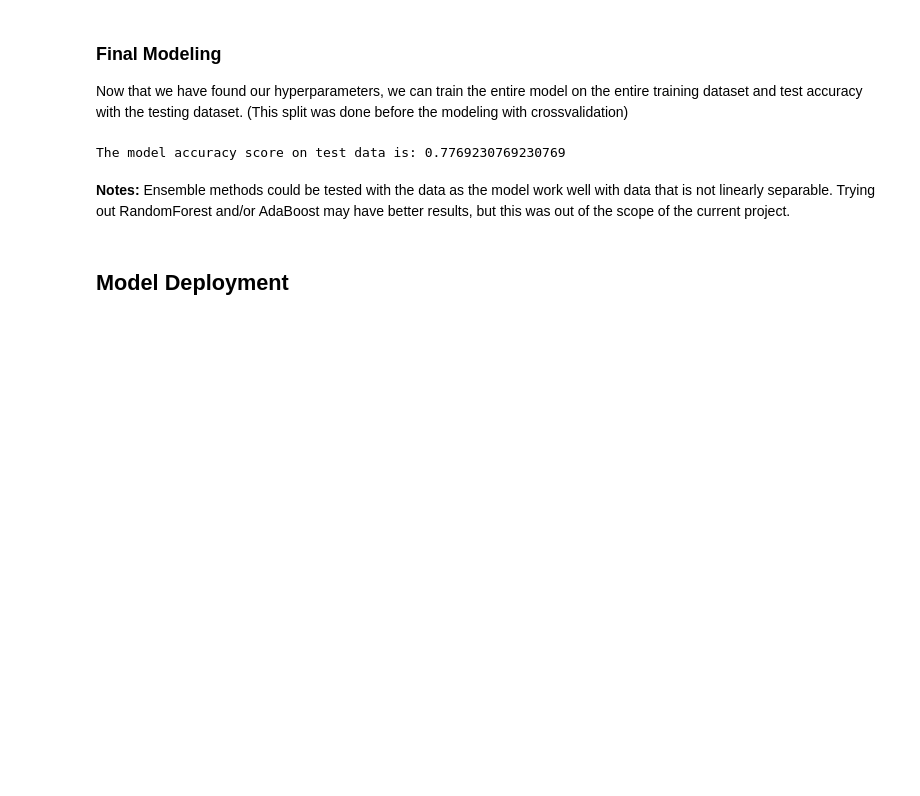
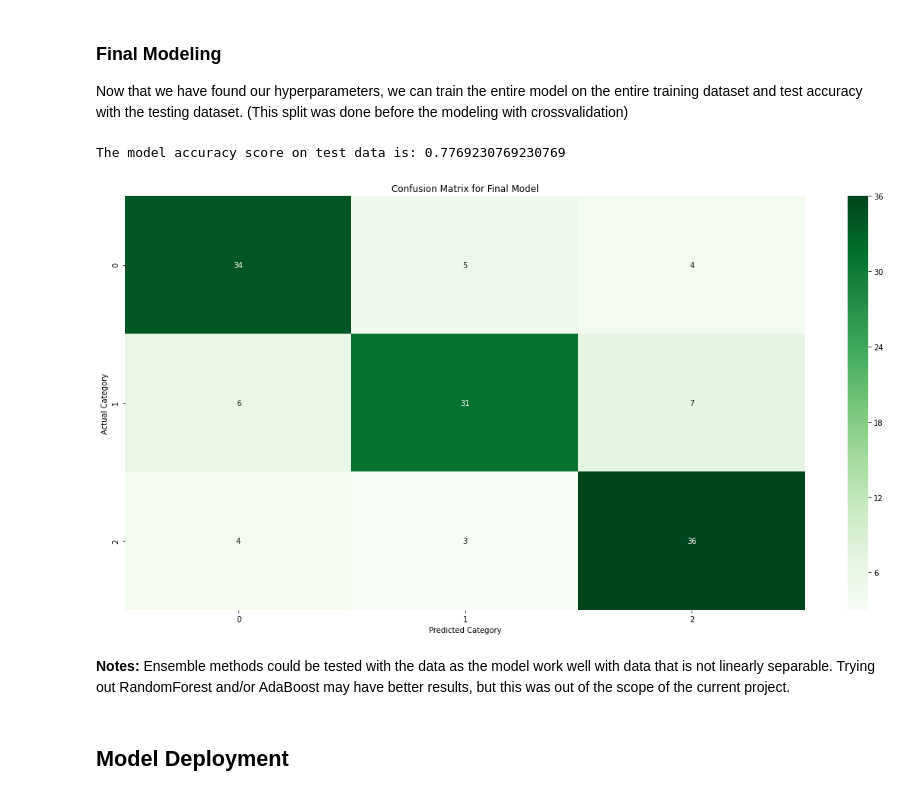
Before and after one commit to cyrilmichino/advanced-ml-project, a Jupyter notebook: notebook.ipynb, the cells around one changed output. Saved outputs shown, nothing was run; the diff lists cells and outputs as text; code cells hidden in the pictures; blank space fills up the shorter version.

```diff
--- a/notebook.ipynb
+++ b/notebook.ipynb
@@ -380,6 +380,19 @@ score = accuracy_score(y_test, y_pred)
 print(f'The model accuracy score on test data is: {score}')
 # %% [output]
 The model accuracy score on test data is: 0.7769230769230769
+# %%
+#Output confusion matrix for classification analysis
+matrix = confusion_matrix(y_test, y_pred)
+
+#Visualise the matrix
+plt.figure(figsize=(20,10))
+sns.heatmap(matrix, annot=True, cmap='Greens')
+plt.xlabel("Predicted Category")
+plt.ylabel("Actual Category")
+plt.title("Confusion Matrix for Final Model")
+plt.show()
+# %% [output]
+[figure, added]
 # %% [markdown]
 **Notes:** Ensemble methods could be tested with the data as the model work well with data that is not linearly separable. Trying out RandomForest and/or AdaBoost may have better results, but this was out of the scope of the current project.
 # %% [markdown]
```
Also changed, not shown: parts of 3 cells of this notebook, 1 other file.
